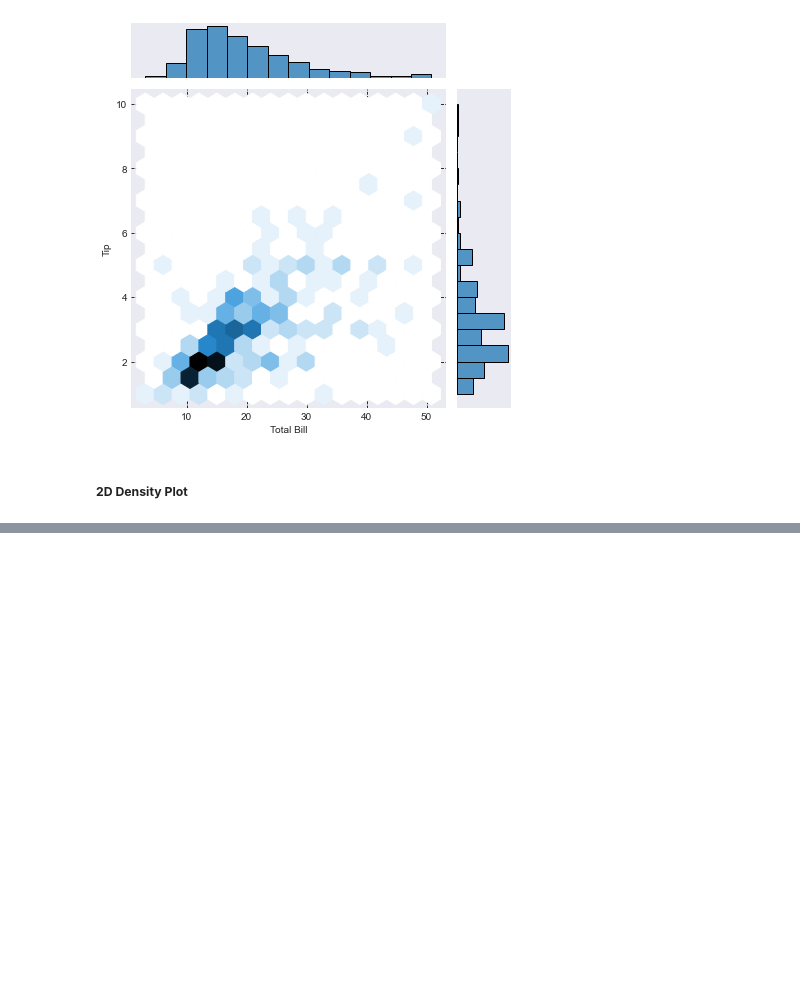
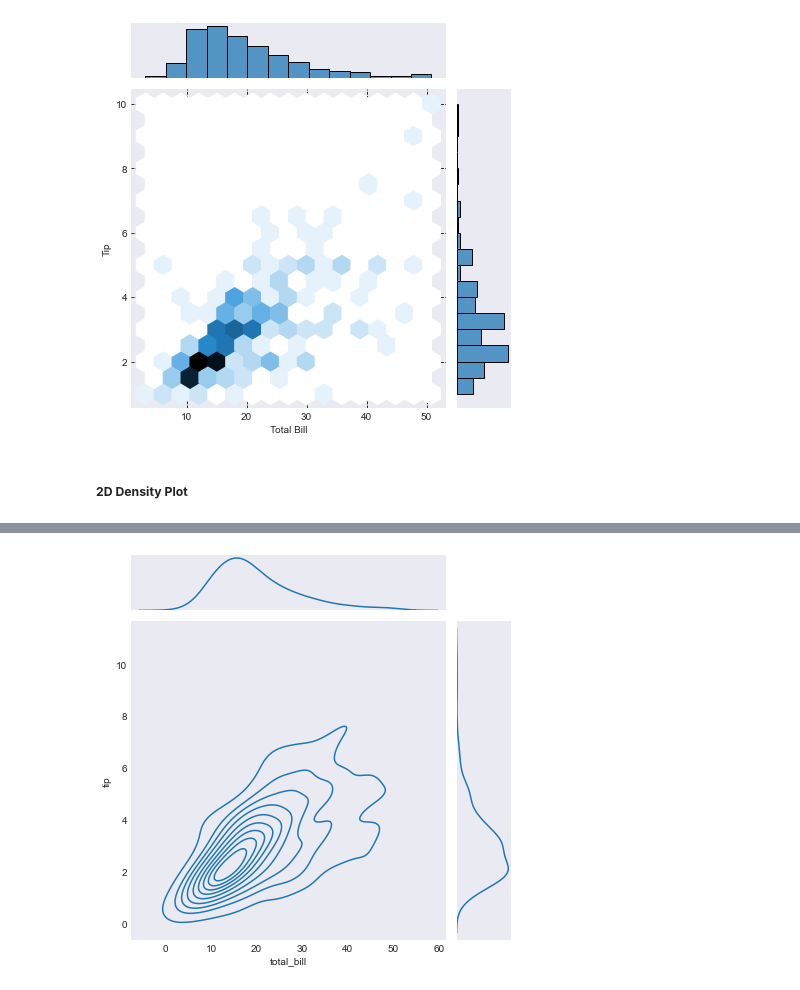
Before and after one commit to prakharjadaun/ML-Learn-With-Me, a Jupyter notebook: 06 - Introduction To Plotting.ipynb, the cells around one changed output, grey strips where cells are left out. Drawn from its saved outputs; the diff is of its cells as text; code cells hidden in the pictures; blank space fills up the shorter version.

```diff
--- a/06 - Introduction To Plotting.ipynb
+++ b/06 - Introduction To Plotting.ipynb
@@ -465,0 +478,6 @@ plt.show()
+# %%
+# plotting the kernel density plot using the joint plot
+ax = sns.jointplot(x='total_bill',y='tip',data=tips,kind='kde')
+plt.show()
+# %% [output]
+[figure, added]
```
Also changed, not shown: parts of 13 cells of this notebook.
